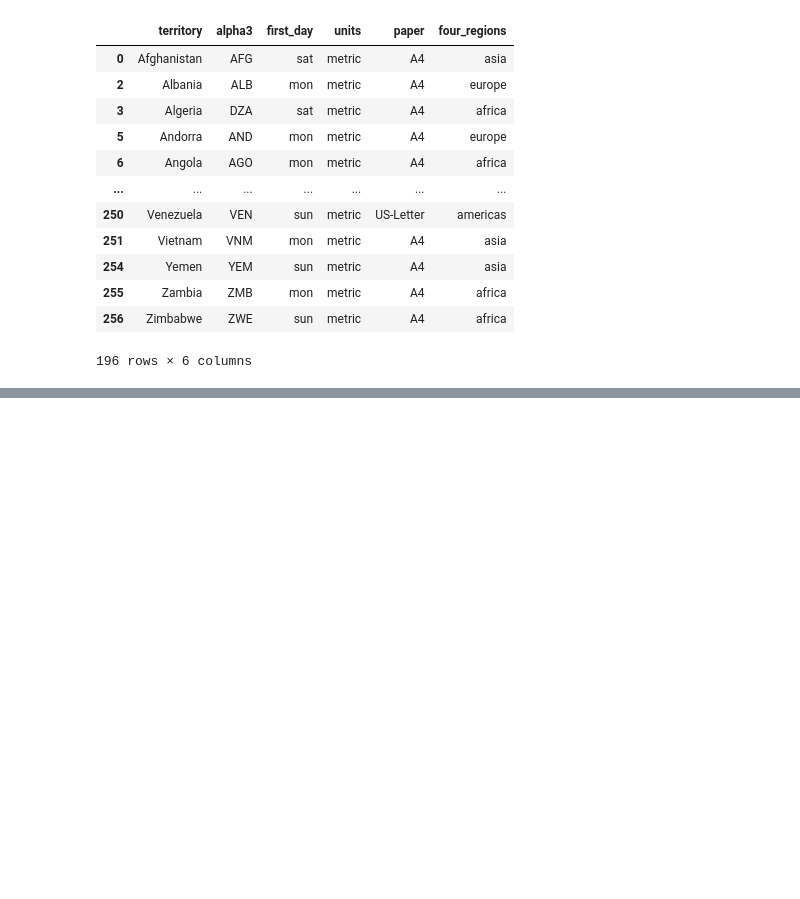
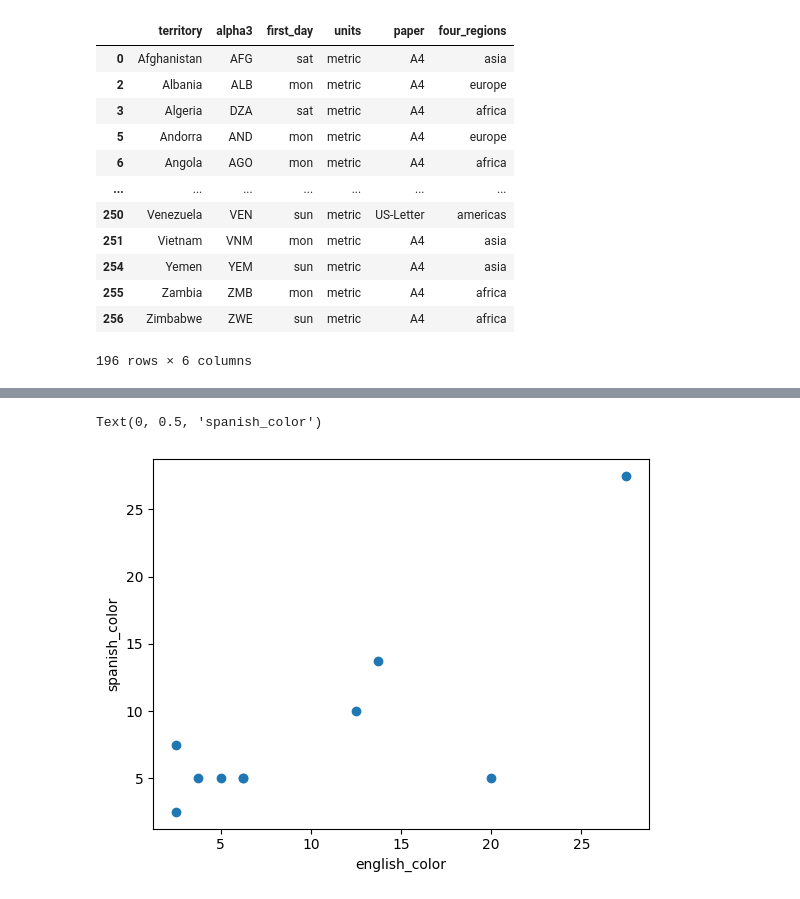
Before and after one commit to m-ony/mineria-de-datos, a Jupyter notebook: Minería_de_Datos.ipynb, the cells around one changed output, grey strips where cells are left out. Saved outputs shown, nothing was run; the diff lists cells and outputs as text; code cells hidden in the pictures; blank space fills up the shorter version.

```diff
--- a/Minería_de_Datos.ipynb
+++ b/Minería_de_Datos.ipynb
@@ -2456,0 +2491,3 @@ day_reg.dropna()
+# %%
+english_df['sp_color_percentage'] = english_df['count'] / english_df['count'].sum() * 100
+english_df
@@ -2456,0 +2506,3 @@ day_reg.dropna()
+# %%
+spanish_df = df['spanish_color'].value_counts().reset_index()
+spanish_df
@@ -2456,0 +2522,3 @@ day_reg.dropna()
+# %%
+spanish_df['sp_color_percentage'] = spanish_df['count'] / spanish_df['count'].sum() * 100
+spanish_df
@@ -2456,0 +2564,3 @@ day_reg.dropna()
+# %%
+corr_ing_esp = pd.merge(english_df, spanish_df, left_on='english_color', right_on='spanish_color', how='left')
+corr_ing_esp
@@ -2456,0 +2579,9 @@ day_reg.dropna()
+# %%
+import matplotlib.pyplot as plt
+import matplotlib.patches as mpatches
+plt.scatter(corr_ing_esp['sp_color_percentage_x'], corr_ing_esp['sp_color_percentage_y'])
+plt.xlabel('english_color')
+plt.ylabel('spanish_color')
+# %% [output]
+Text(0, 0.5, 'spanish_color')
+[figure, added]
```
Also changed, not shown: parts of 14 cells of this notebook.
